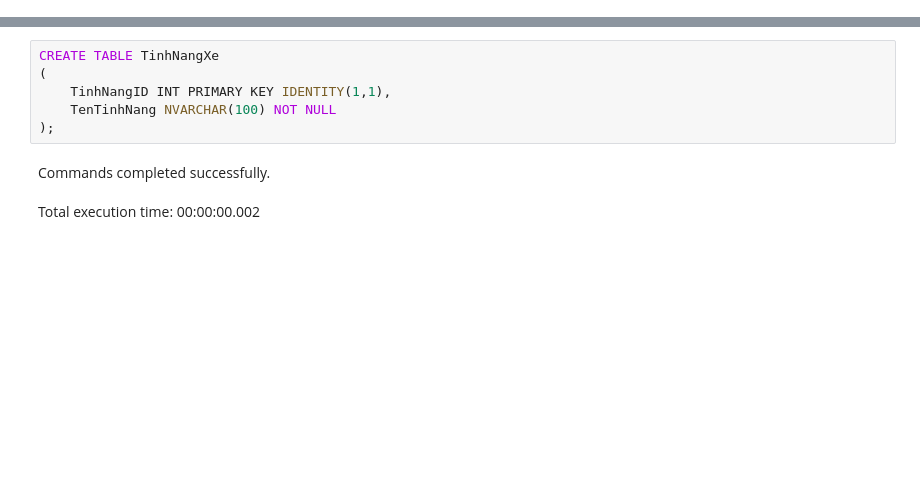
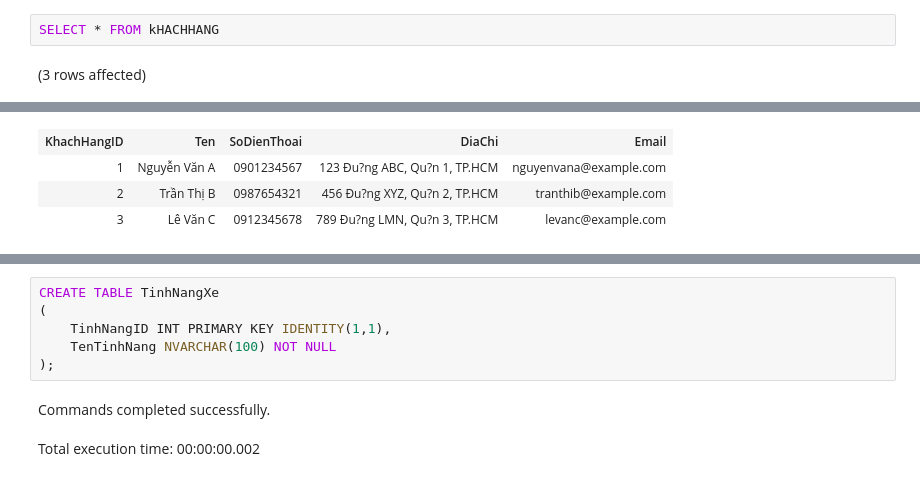
Before and after one commit to tinkdinkphiu/.NET-gk, a Jupyter notebook: database.ipynb, the cells around one changed output, grey strips where cells are left out. Saved outputs shown, nothing was run; the diff lists cells and outputs as text; blank space fills up the shorter version.

```diff
--- a/database.ipynb
+++ b/database.ipynb
@@ -57,0 +83,4 @@ Total execution time: 00:00:00.002
+# %%
+SELECT * FROM kHACHHANG
+# %% [output]
+(3 rows affected)
@@ -58,3 +88,7 @@ Total execution time: 00:00:00.002
+| KhachHangID | Ten | SoDienThoai | DiaChi | Email |
+| 1 | Nguyễn Văn A | 0901234567 | 123 Ðu?ng ABC, Qu?n 1, TP.HCM | nguyenvana@example.com |
+| 2 | Trần Thị B | 0987654321 | 456 Ðu?ng XYZ, Qu?n 2, TP.HCM | tranthib@example.com |
+| 3 | Lê Văn C | 0912345678 | 789 Ðu?ng LMN, Qu?n 3, TP.HCM | levanc@example.com |
 # %%
 CREATE TABLE DonDatXe
 (
```
Also changed, not shown: parts of 20 cells of this notebook, 40 other files.
